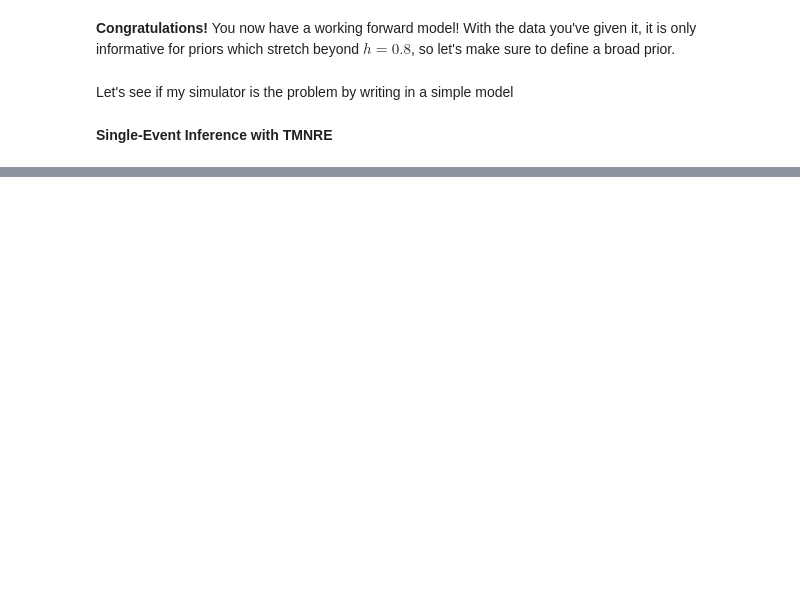
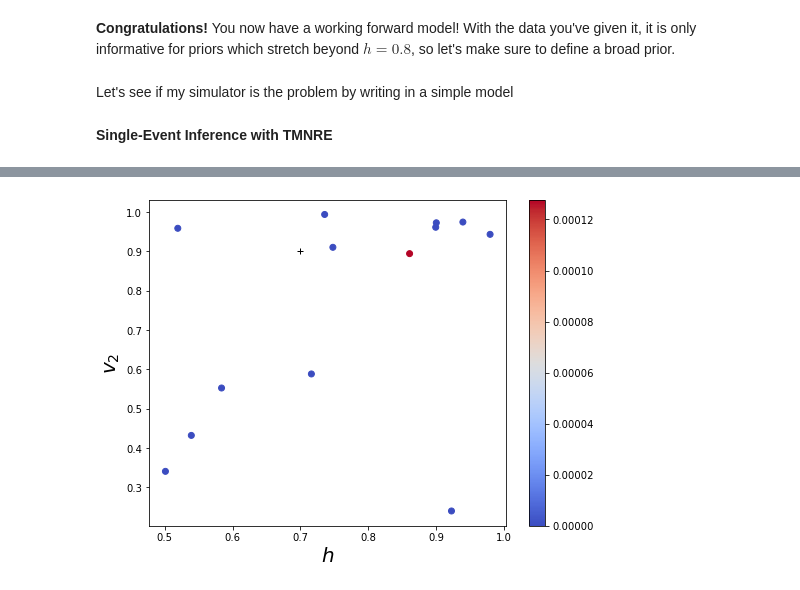
Before and after one commit to samgagnon/kilonova_sim, a Jupyter notebook: Baby's First Forward Model.ipynb, the cells around one changed output, grey strips where cells are left out. Drawn from its saved outputs; the diff is of its cells as text; code cells hidden in the pictures; blank space fills up the shorter version.

```diff
--- a/Baby's First Forward Model.ipynb
+++ b/Baby's First Forward Model.ipynb
@@ -587,0 +486,12 @@ swyft.plot_corner(samples, [0, 1], color='k', figsize = (8,8), truth=v0, bins =
+# %%
+j = 0
+samp = []
+sample_prob = []
+while j<=12:
+    samp += [np.array(dataset.__getitem__(j)[2])]
+    sample_prob += [np.array(dataset.__getitem__(j)[0]['x'][0])]
+    j+=1
+H0_samples = np.array(samp).T[0]
+thet_samples = np.array(samp).T[2]
+sample_prob = np.array(sample_prob)
+# print(np.array(sample_prob)[15], thet_samples[15], H0_samples[15])
@@ -587,0 +506,10 @@ swyft.plot_corner(samples, [0, 1], color='k', figsize = (8,8), truth=v0, bins =
+# %%
+plt.figure(figsize=(8,6))
+plt.scatter(H0_samples/100, np.cos(thet_samples), c=sample_prob, cmap='coolwarm')
+plt.plot(0.7, 0.9, '+k')
+plt.colorbar()
+plt.ylabel("$v_2$", fontsize=20)
+plt.xlabel("$h$", fontsize=20)
+plt.show()
+# %% [output]
+[figure, added]
```
Also changed, not shown: parts of 33 cells of this notebook.
